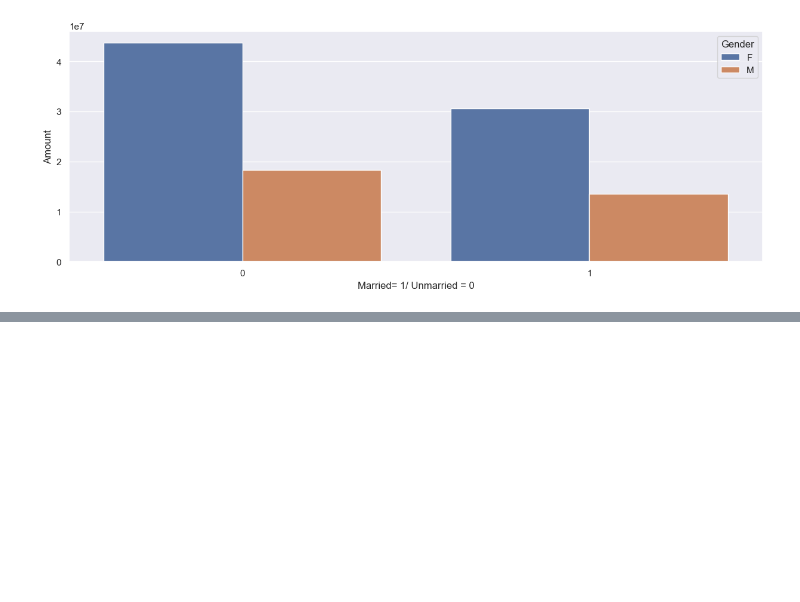
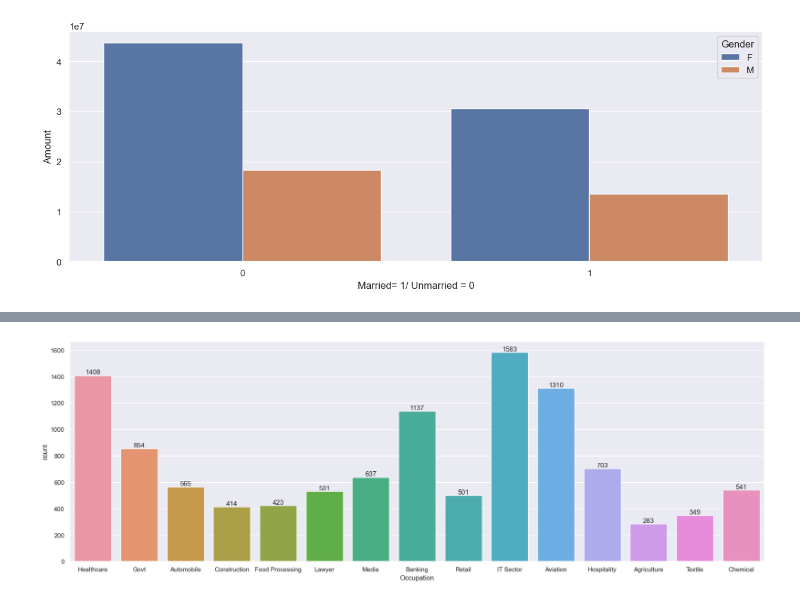
Before and after one commit to Manoj-Ghosh/Sales_Analysis_Project, a Jupyter notebook: Sales_Analysis.ipynb, the cells around one changed output, grey strips where cells are left out. Saved outputs shown, nothing was run; the diff lists cells and outputs as text; code cells hidden in the pictures; blank space fills up the shorter version.

```diff
--- a/Sales_Analysis.ipynb
+++ b/Sales_Analysis.ipynb
@@ -406,0 +418,7 @@ sns.barplot(x = 'Married= 1/ Unmarried = 0', y = 'Amount', hue= 'Gender', data =
+# %%
+sns.set(rc = {'figure.figsize':(22,7)})
+ans = sns.countplot(x = 'Occupation', data = df)
+for i in ans.containers:
+    ans.bar_label(i)
+# %% [output]
+[figure, added]
```
Also changed, not shown: parts of 2 cells of this notebook.
